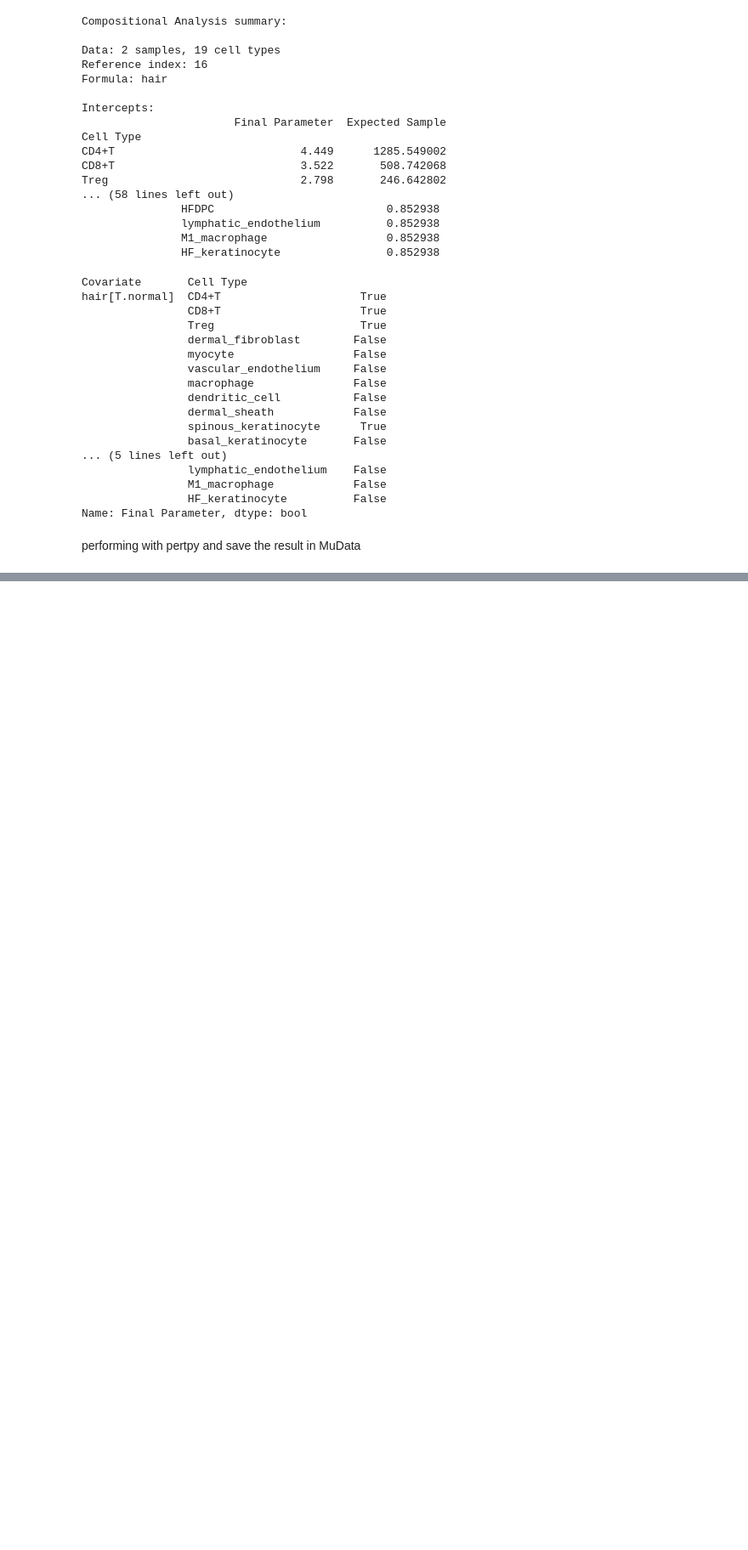
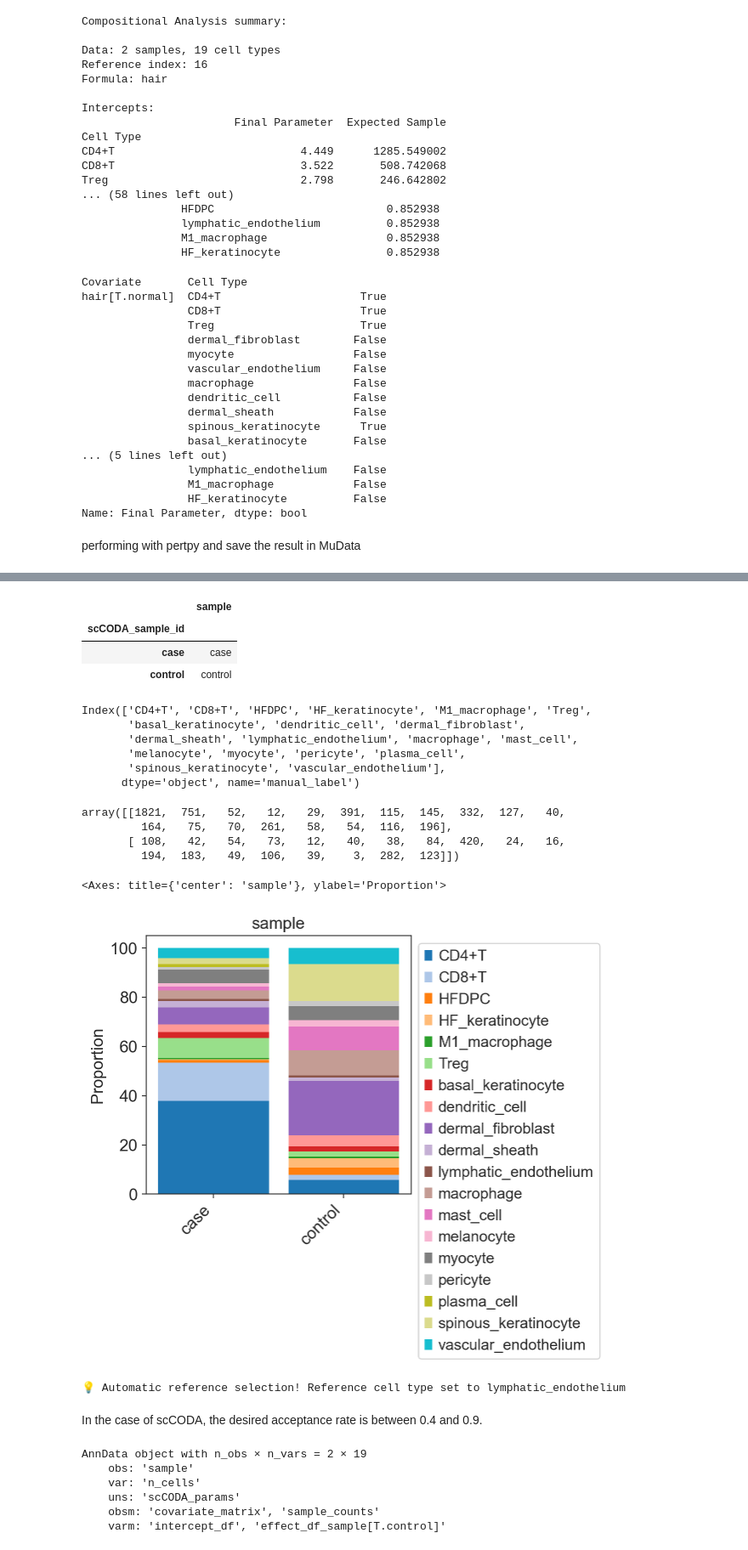
Before and after one commit to chira-ploy/singlecells-DataPlayground, a Jupyter notebook: alopecia_areata/alopecia_areata_analysis.ipynb, the cells around one changed output, grey strips where cells are left out. Shown at 85% size. Drawn from its saved outputs; the diff is of its cells as text; code cells hidden in the pictures; blank space fills up the shorter version.

```diff
--- a/alopecia_areata/alopecia_areata_analysis.ipynb
+++ b/alopecia_areata/alopecia_areata_analysis.ipynb
@@ -24,7 +24,7 @@ warnings.simplefilter("ignore", category=pd.errors.PerformanceWarning)
 # %%
 sc.settings.verbosity = 0
 sc.settings.set_figure_params(
-    dpi=160,
+    dpi=100,
     facecolor="white",
     frameon=False,)
 # %%
@@ -483,0 +487,11 @@ performing with pertpy and save the result in MuData
+# %%
+sccoda_model = pt.tl.Sccoda()
+sccoda_data = sccoda_model.load(
+    adata,
+    type="cell_level",
+    generate_sample_level=True,
+    cell_type_identifier="manual_label",
+    sample_identifier="sample",
+    covariate_obs=["sample"],
+)
+sccoda_data
@@ -483,0 +510,36 @@ performing with pertpy and save the result in MuData
+# %%
+sccoda_data.mod['coda'].obs
+# %% [output]
+|  | sample |
+| scCODA_sample_id |  |
+| case | case |
+| control | control |
+# %%
+sccoda_data.mod['coda'].var_names
+# %% [output]
+Index(['CD4+T', 'CD8+T', 'HFDPC', 'HF_keratinocyte', 'M1_macrophage', 'Treg',
+       'basal_keratinocyte', 'dendritic_cell', 'dermal_fibroblast',
+       'dermal_sheath', 'lymphatic_endothelium', 'macrophage', 'mast_cell',
+       'melanocyte', 'myocyte', 'pericyte', 'plasma_cell',
+       'spinous_keratinocyte', 'vascular_endothelium'],
+      dtype='object', name='manual_label')
+# %%
+sccoda_data.mod['coda'].X
+# %% [output]
+array([[1821,  751,   52,   12,   29,  391,  115,  145,  332,  127,   40,
+         164,   75,   70,  261,   58,   54,  116,  196],
+       [ 108,   42,   54,   73,   12,   40,   38,   84,  420,   24,   16,
+         194,  183,   49,  106,   39,    3,  282,  123]])
+# %%
+sccoda_model.plot_stacked_barplot(sccoda_data, feature_name="sample")
+# %% [output]
+<Axes: title={'center': 'sample'}, ylabel='Proportion'>
+[figure, added]
+# %%
+sccoda_data = sccoda_model.prepare(
+    sccoda_data,
+    modality_key="coda",
+    formula="sample",
+    reference_cell_type="automatic")
+# %% [output]
+💡 Automatic reference selection! Reference cell type set to lymphatic_endothelium
@@ -483,0 +548,11 @@ performing with pertpy and save the result in MuData
+# %% [markdown]
+In the case of scCODA, the desired acceptance rate is between 0.4 and 0.9.
+# %%
+sccoda_data.mod['coda']
+# %% [output]
+AnnData object with n_obs × n_vars = 2 × 19
+    obs: 'sample'
+    var: 'n_cells'
+    uns: 'scCODA_params'
+    obsm: 'covariate_matrix', 'sample_counts'
+    varm: 'intercept_df', 'effect_df_sample[T.control]'
```
Also changed, not shown: parts of 14 cells of this notebook.
